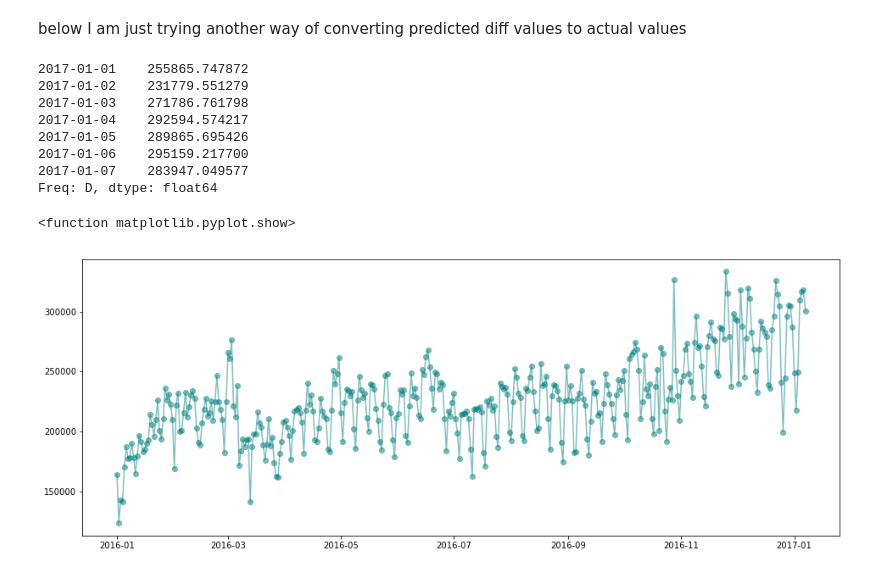
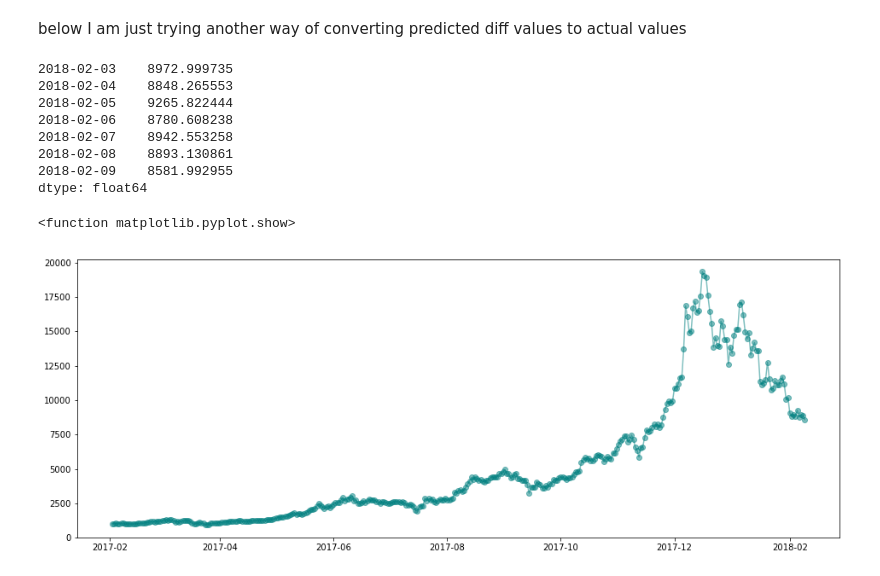
Before and after one commit to jessgess/Time_Series_Analysis_ARIMA, a Jupyter notebook: time_series.ipynb, the cells around one changed output. Saved outputs shown, nothing was run; the diff lists cells and outputs as text; code cells hidden in the pictures.

```diff
--- a/time_series.ipynb
+++ b/time_series.ipynb
@@ -219,6 +218,6 @@ from statsmodels.tsa.arima_model import ARIMA
 
 model = ARIMA(time_series, order=(7,0,7))
 arima_fit = model.fit()
-arima_forcast= arima_fit.forecast(steps=7)[0]
-print(arima_forcast)
+arima_forecast= arima_fit.forecast(steps=7)[0]
+arima_forecast
 # %% [output]
@@ -250,19 +248,15 @@ Name: Value, dtype: float64
 # %%
-#dates = bit.Value.index
-#dates = dates.strftime("%Y-%m-%d")
-#idx = pd.DatetimeIndex(dates, freq='D')
-#idx = pd.date_range(idx.max()+1, idx.max()+7)
-
-idx = arma_prediction.index.values
+idx = arma_forecast.index.values
 
 # 'inverse difference' - add the predictions back to the lagged data (7 day)
-predicted_values = []
+forecast_prices = []
 lag = 7
-prev_value = values[-(lag):][0]
-for i, diff in enumerate(ar_prediction): #I think ar gives better predictions than arma
-    prev_value = values[-(lag)+i:][0]
-    predicted_values.append(prev_value+diff)
+#prev_price = prices[-(lag):][0]
+for i, diff in enumerate(arma_forecast): #I think ar gives better predictions than arma
+    prev_value = prices[-(lag)+i:][0]
+    print(prev_value, diff)
+    forecast_prices.append(prev_value+diff)
 
-bitcoin_prediction = pd.Series(predicted_values, index=idx)
-bitcoin_prediction
+bitcoin_forecast = pd.Series(forecast_prices, index=idx)
+bitcoin_forecast
 # %% [output]
@@ -277,5 +278,5 @@ dtype: float64
 # %%
-hist_values = bit['Value'].append(bitcoin_prediction)
+hist_values = data['Price'].append(bitcoin_forecast)
 
 plt.figure(figsize=(16,6))
 plt.plot(hist_values, '-o', color='teal', alpha=0.5)
@@ -289,34 +290,34 @@ below I am just trying another way of converting predicted diff values to actual
 def inverse_difference(history, yhat, diff):
     return yhat + history[-diff]
 # %%
-X = bit.Value.values[-7:]
+X = data.Price.values[-7:]
 history = [x for x in X]
-predictions = []
+forecasts = []
 diff = 7
-for i, yhat in enumerate(arima_forcast):
+for i, yhat in enumerate(arima_forecast):
     inverted = inverse_difference(history, yhat, diff)
     diff -= 1
-    predictions.append(inverted)
-bit_preds = pd.Series(predictions, index=idx)
+    forecasts.append(inverted)
+bit_preds = pd.Series(forecasts, index=idx)
 bit_preds
 # %% [output]
-2017-01-01    255865.747872
-2017-01-02    231779.551279
-2017-01-03    271786.761798
-2017-01-04    292594.574217
-2017-01-05    289865.695426
-2017-01-06    295159.217700
-2017-01-07    283947.049577
-Freq: D, dtype: float64
+2018-02-03    8972.999735
+2018-02-04    8848.265553
+2018-02-05    9265.822444
+2018-02-06    8780.608238
+2018-02-07    8942.553258
+2018-02-08    8893.130861
+2018-02-09    8581.992955
+dtype: float64
 # %%
-hist2_values = bit['Value'].append(bitcoin_prediction)
+hist2_values = data['Price'].append(bit_preds)
 
 plt.figure(figsize=(16,6))
 plt.plot(hist2_values, '-o', color='teal', alpha=0.5)
 plt.show
 # %% [output]
 <function matplotlib.pyplot.show>
-[figure, old version]
+[figure, new version]
 # %%
 pred_submission = bitcoin_prediction.values
 # %%
```
Also changed, not shown: parts of 10 cells of this notebook, 1 other file.
